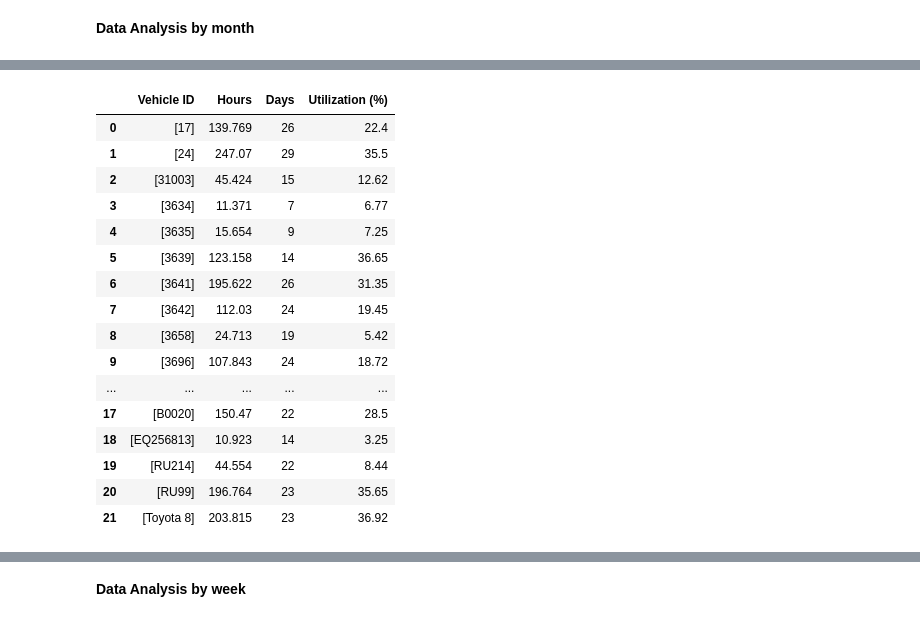
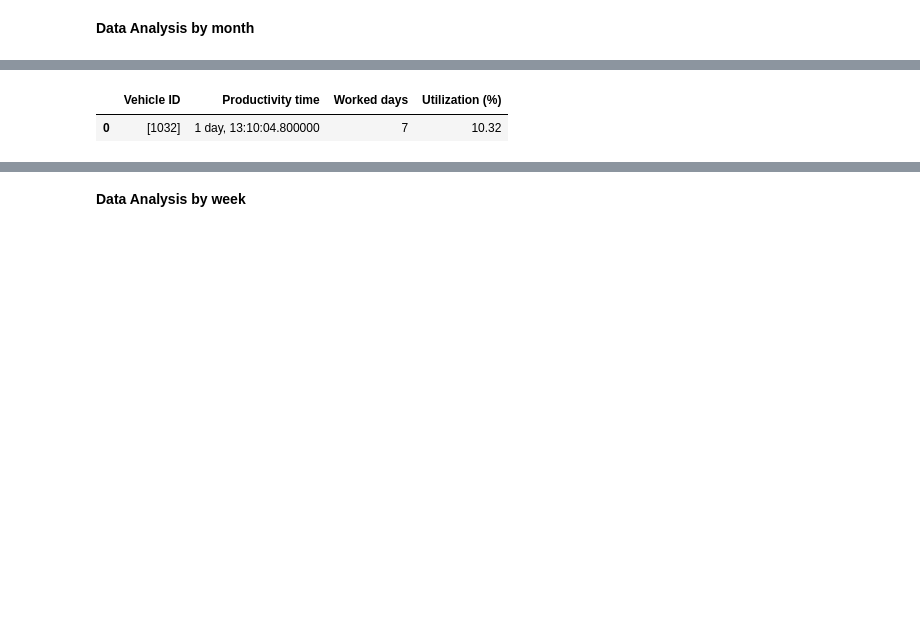
Before and after one commit to JonatanPolanco/CIG_Da1_Project, a Jupyter notebook: DA1.ipynb, the cells around one changed output, grey strips where cells are left out. Drawn from its saved outputs; the diff is of its cells as text; code cells hidden in the pictures; blank space fills up the shorter version.

```diff
--- a/DA1.ipynb
+++ b/DA1.ipynb
@@ -36,16 +37,18 @@ from google.colab import drive
 #df = df.reset_index().drop(['index'], axis=1)
 #df = df.dropna()
 
-file = 'edited_detailed_report_by_driver.xlsx'
+file = 'detailed_report_by_driver.xls.xlsx'
 df = pd.read_excel(file)
 
 #df=df.drop(['Unnamed: 2'], axis=1)
 df= df.drop(['Driver Name'], axis=1)
 df['Date'] = pd.to_datetime(df['Date'])
 df['Date'] = df['Date'].dt.strftime("%d/%m/%y")
-df['Duration'] = pd.to_timedelta(df['Duration'].astype(str))
-df = df.rename(columns={'SEAT(hour)': 'SEAT'})
+df['Duration'] = pd.to_timedelta(df.Duration.astype(str))
+df = df.rename(columns={'SEAT(HH:MM)': 'SEAT'})   # SEAT(HH:MM)
 df['SEAT'] = pd.to_timedelta(df['SEAT'].astype(str))
+#df = df.rename(columns={'SEAT(hour)': 'SEAT'})
+#df['SEAT'] = pd.to_timedelta(df['SEAT'].astype(str))
 
 df.head()
 # %% [output]
@@ -70,11 +73,12 @@ vehicles = vehicles.reset_index().drop(['index'], axis=1)
 N_Vehicles = len(vehicles)
 #print(vehicles,N_Vehicles )
 
-required_hours = 24       # Working hours required by the company
+required_hours = 12       # Working hours required by the company
 X = [None] * N_Vehicles
 X_ = {}
 Day = [None] * N_Vehicles
 productivity = [None] * N_Vehicles
+last = [None] * N_Vehicles
 
 
 #Get total hours by vehicle
@@ -87,8 +91,11 @@ for i in range(N_Vehicles):
 
   X[i] = (X[i].days + X[i].seconds/86400)*24   #Set to hours
   X[i] = round(X[i], 3)
-  productivity[i] = (X[i]/(Day[i]*required_hours))*100  #Monthly productivity calculation
+  productivity[i] = (X[i]/(30*required_hours))*100  #Monthly productivity calculation change 30 by days[i]
   productivity[i] = round(productivity[i], 2)
+  Day[i] = len(X_[i]['Date'].drop_duplicates())  #Get the work day's by vehicle
+  last[i] = X_[i].sort_values(['Date'], ascending=True, ignore_index=True)
+  last[i] = last[i]['End Time'].iloc[-1]
 
 
 vehicles = np.array(vehicles, dtype=str)
@@ -110,6 +117,14 @@ productivity_M = productivity_M.reset_index().drop(['index'], axis=1)
 #Download utilization data by month (uncomment line 13)
 
 productivity_M.to_excel("Monthly_Vehicle_Productivity.xlsx")
-files.download('Monthly_Vehicle_Productivity.xlsx')
+#files.download('Monthly_Vehicle_Productivity.xlsx')
+
+for i in range(productivity_M.shape[0]):
+  productivity_M['Hours'][i] = timedelta(hours=productivity_M['Hours'][i])
+  #cstime.strptime(str(productivity_M['Hours'][i]), "%H:%M:%S")
+
+productivity_M = productivity_M.rename(columns={'Hours': 'Productivity time'})
+productivity_M = productivity_M.rename(columns={'Days': 'Worked days'})
+
 productivity_M
 # %% [output]
@@ -118,20 +131,5 @@ productivity_M
-|  | Vehicle ID | Hours | Days | Utilization (%) |
-| 0 | [17] | 139.769 | 26 | 22.4 |
-| 1 | [24] | 247.07 | 29 | 35.5 |
-| 2 | [31003] | 45.424 | 15 | 12.62 |
-| 3 | [3634] | 11.371 | 7 | 6.77 |
-| 4 | [3635] | 15.654 | 9 | 7.25 |
-| 5 | [3639] | 123.158 | 14 | 36.65 |
-| 6 | [3641] | 195.622 | 26 | 31.35 |
-| 7 | [3642] | 112.03 | 24 | 19.45 |
-| 8 | [3658] | 24.713 | 19 | 5.42 |
-| 9 | [3696] | 107.843 | 24 | 18.72 |
-| ... | ... | ... | ... | ... |
-| 17 | [B0020] | 150.47 | 22 | 28.5 |
-| 18 | [EQ256813] | 10.923 | 14 | 3.25 |
-| 19 | [RU214] | 44.554 | 22 | 8.44 |
-| 20 | [RU99] | 196.764 | 23 | 35.65 |
-| 21 | [Toyota 8] | 203.815 | 23 | 36.92 |
+|  | Vehicle ID | Productivity time | Worked days | Utilization (%) |
+| 0 | [1032] | 1 day, 13:10:04.800000 | 7 | 10.32 |
 # %%
 # Bar plot by hours
 
```
Also changed, not shown: parts of 9 cells of this notebook.
